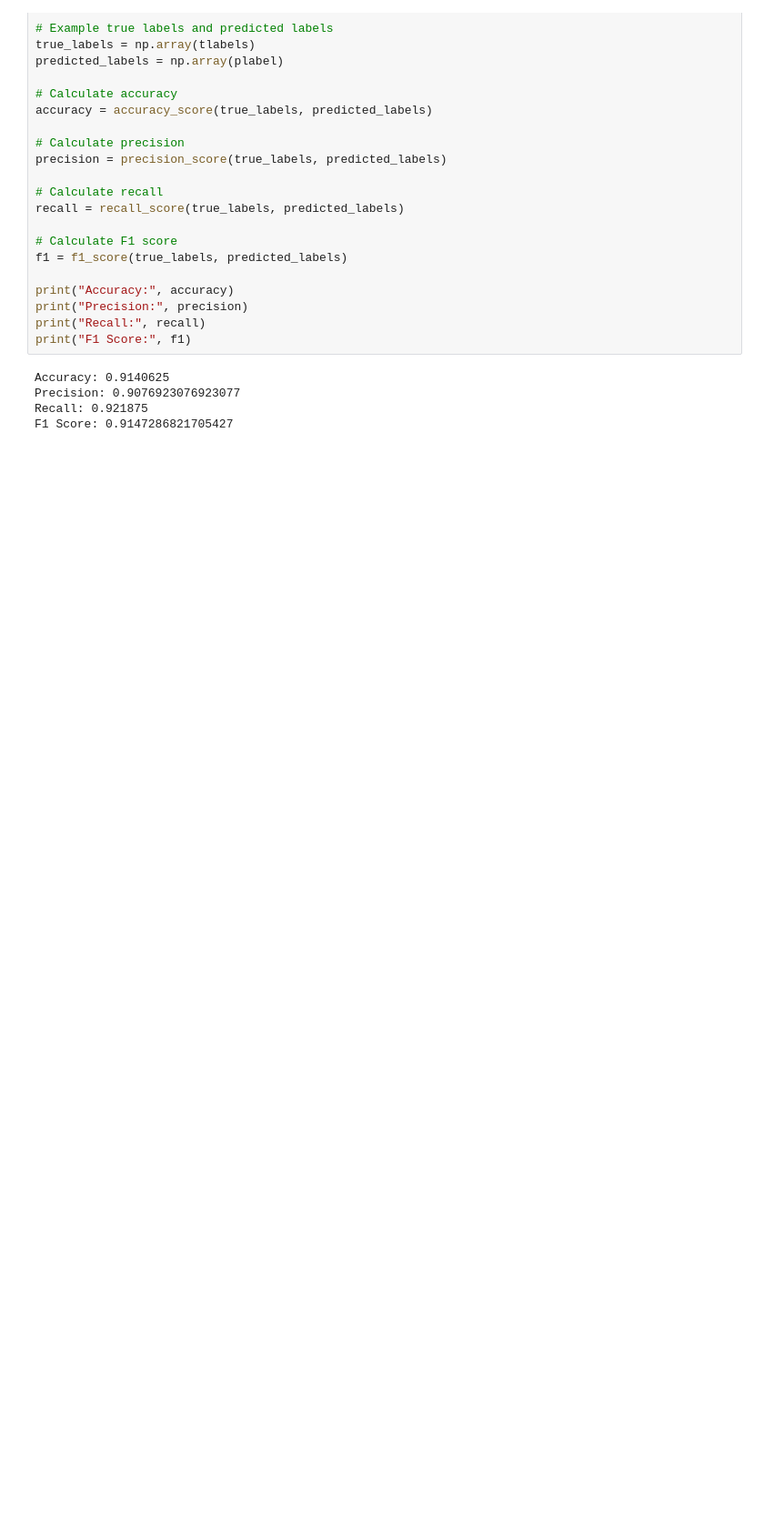
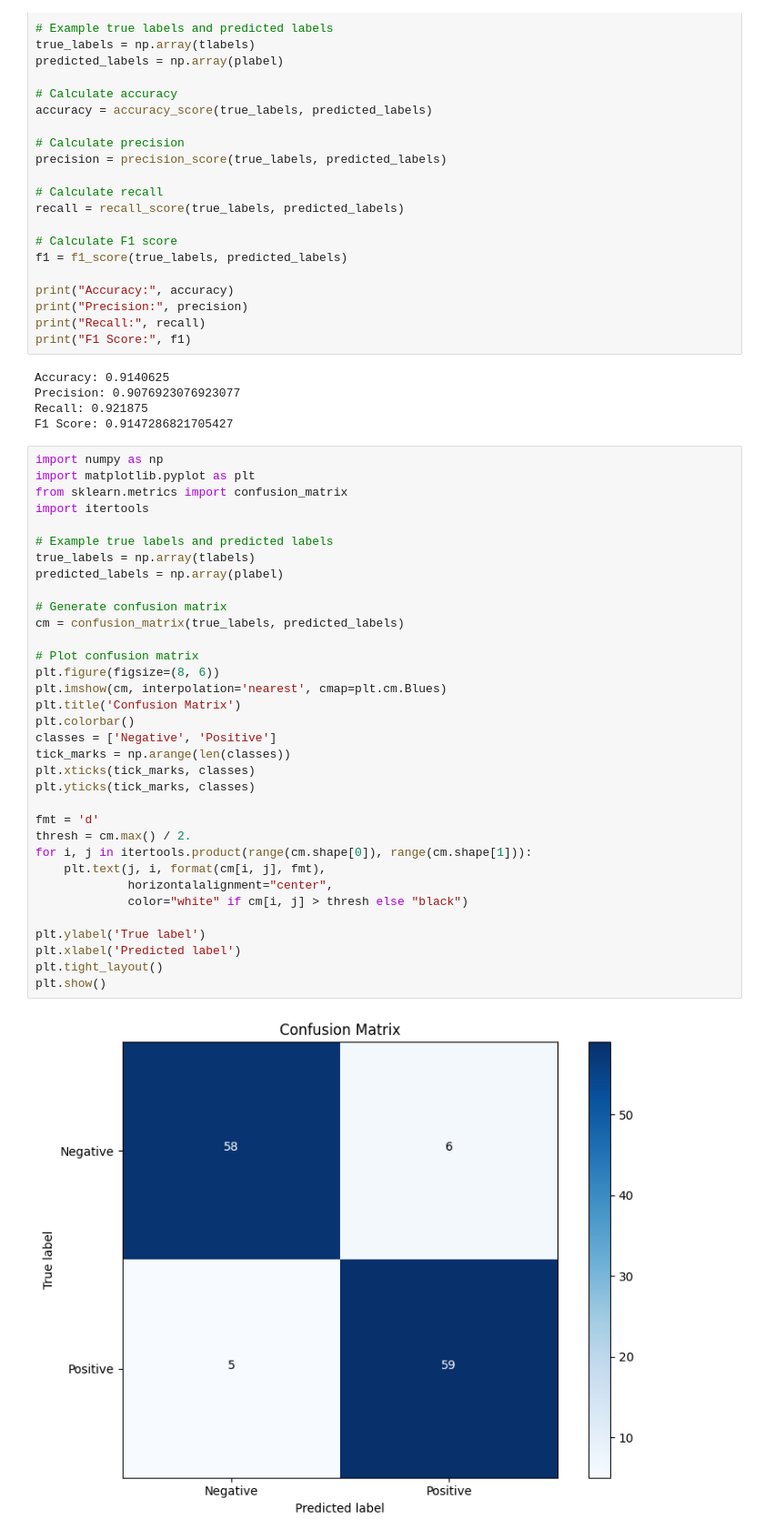
Before and after one commit to anand176/JackFruit__Ripeness-Detection-System, a Jupyter notebook: CM.ipynb, the cells around one changed output. Shown: that part at 91% size. Saved outputs shown, nothing was run; the diff lists cells and outputs as text; blank space fills up the shorter version.

```diff
--- a/CM.ipynb
+++ b/CM.ipynb
@@ -154,3 +154,39 @@ Accuracy: 0.9140625
 Precision: 0.9076923076923077
 Recall: 0.921875
 F1 Score: 0.9147286821705427
+# %%
+import numpy as np
+import matplotlib.pyplot as plt
+from sklearn.metrics import confusion_matrix
+import itertools
+
+# Example true labels and predicted labels
+true_labels = np.array(tlabels)
+predicted_labels = np.array(plabel)
+
+# Generate confusion matrix
+cm = confusion_matrix(true_labels, predicted_labels)
+
+# Plot confusion matrix
+plt.figure(figsize=(8, 6))
+plt.imshow(cm, interpolation='nearest', cmap=plt.cm.Blues)
+plt.title('Confusion Matrix')
+plt.colorbar()
+classes = ['Negative', 'Positive']
+tick_marks = np.arange(len(classes))
+plt.xticks(tick_marks, classes)
+plt.yticks(tick_marks, classes)
+
+fmt = 'd'
+thresh = cm.max() / 2.
+for i, j in itertools.product(range(cm.shape[0]), range(cm.shape[1])):
+    plt.text(j, i, format(cm[i, j], fmt),
+             horizontalalignment="center",
+             color="white" if cm[i, j] > thresh else "black")
+
+plt.ylabel('True label')
+plt.xlabel('Predicted label')
+plt.tight_layout()
+plt.show()
+# %% [output]
+[figure, added]
```
Also changed, not shown: parts of 1 cell of this notebook.
